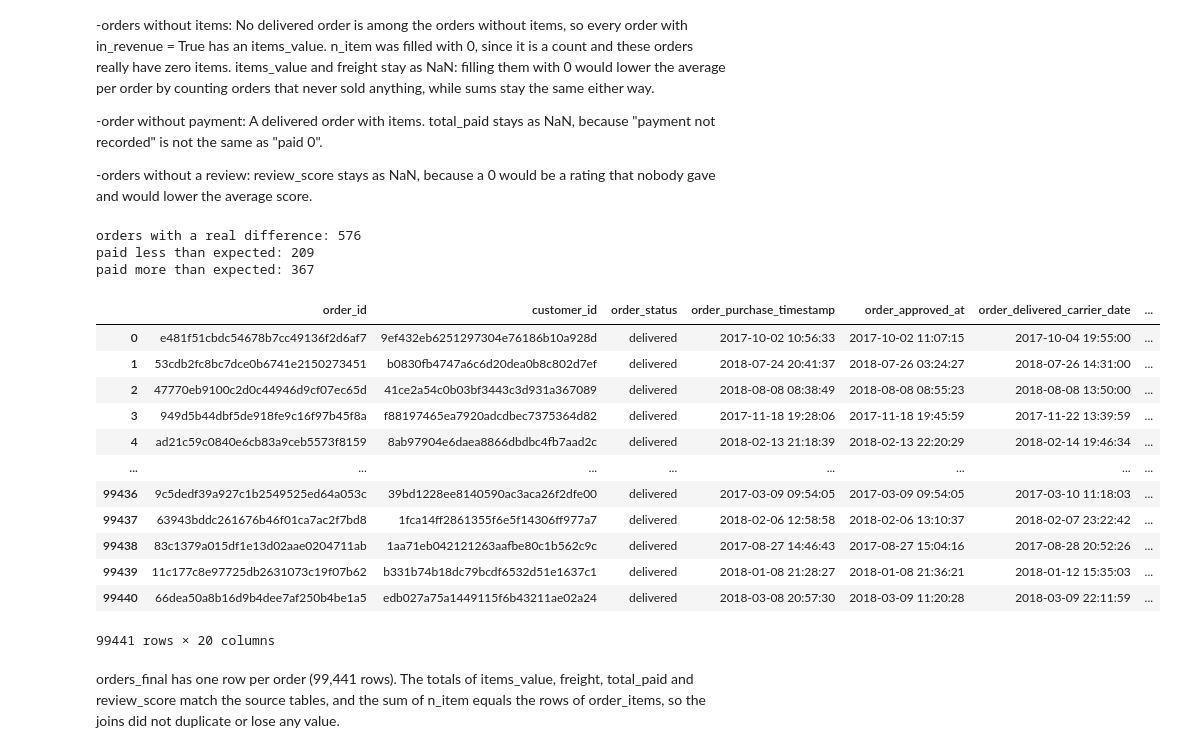
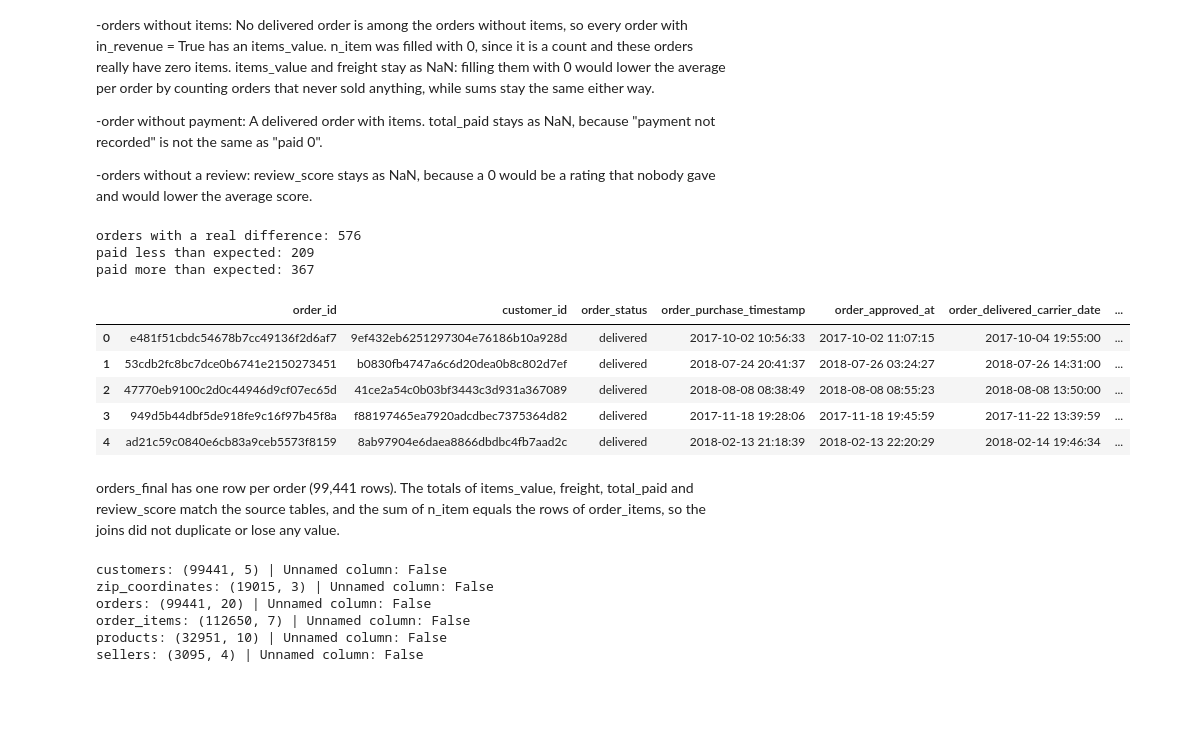
Before and after one commit to marin2808/project-olist, a Jupyter notebook: notebooks/02_limpeza.ipynb, the cells around one changed output. Saved outputs shown, nothing was run; the diff lists cells and outputs as text; code cells hidden in the pictures; blank space fills up the shorter version.

```diff
--- a/notebooks/02_limpeza.ipynb
+++ b/notebooks/02_limpeza.ipynb
@@ -201,9 +201,9 @@ Name: count, dtype: int64
 # %% [markdown]
 All statuses make sense with a null order_delivered_carrier_date, except for delivered (2 orders): an order that was delivered must have been handed over to the carrier. We can also see that only 75 canceled orders (625 − 550) reached the carrier before being canceled.
 # %%
-order_review = dados["order_reviews"]
+order_reviews = dados["order_reviews"]
 
-print(order_review.isna().sum())
+print(order_reviews.isna().sum())
 # %% [output]
 review_id                      0
 order_id                       0
@@ -328,12 +321,12 @@ order_review[order_review["order_id"] == "c88b1d1b157a9999ce368f218a407141"]
 | 82525 | 202b5f44d09cd3cfc0d6bd12f01b044c | c88b1d1b157a9999ce368f218a407141 | 5 | NaN | NaN | 2017-07-22 | ... |
 | 89360 | fb96ea2ef8cce1c888f4d45c8e22b793 | c88b1d1b157a9999ce368f218a407141 | 5 | NaN | NaN | 2017-07-21 | ... |
 # %%
-sorted_reviews = order_review.sort_values("review_answer_timestamp", kind="stable")
+sorted_reviews = order_reviews.sort_values("review_answer_timestamp", kind="stable")
 reviews_clean = sorted_reviews.drop_duplicates(subset= "order_id", keep = "last")
 
-print(f"before: {order_review.shape} | after: {reviews_clean.shape}")
+print(f"before: {order_reviews.shape} | after: {reviews_clean.shape}")
 print(f"unique order_id: {reviews_clean['order_id'].is_unique}")
-print(f"removed rows: {len(order_review) - len(reviews_clean)}")
+print(f"removed rows: {len(order_reviews) - len(reviews_clean)}")
 # %% [output]
 before: (99224, 7) | after: (98673, 7)
 unique order_id: True
@@ -561,36 +540,29 @@ These nulls did not exist in the original tables. They appear because some order
 # %%
 
 assert orders_final["order_id"].is_unique
 assert len(orders_final) == 99441
 assert orders_final["items_value"].sum() == order_items["price"].sum()
 assert orders_final["freight"].sum() == order_items["freight_value"].sum()
 assert orders_final["total_paid"].sum() == order_payments["payment_value"].sum()
 assert orders_final["review_score"].sum() == reviews_clean["review_score"].sum()
 assert orders_final["n_item"].sum() == len(order_items)
 
 diff = round(orders_final["items_value"] + orders_final["freight"] - orders_final["total_paid"],2)
 
 print(f"orders with a real difference: {(diff.abs() > 0).sum()}")
 print(f"paid less than expected: {(diff > 0).sum()}")
 print(f"paid more than expected: {(diff < 0).sum()}")
 
-orders_final
+orders_final.head()
 # %% [output]
 orders with a real difference: 576
 paid less than expected: 209
 paid more than expected: 367
 |  | order_id | customer_id | order_status | order_purchase_timestamp | order_approved_at | order_delivered_carrier_date | ... |
 | 0 | e481f51cbdc54678b7cc49136f2d6af7 | 9ef432eb6251297304e76186b10a928d | delivered | 2017-10-02 10:56:33 | 2017-10-02 11:07:15 | 2017-10-04 19:55:00 | ... |
 | 1 | 53cdb2fc8bc7dce0b6741e2150273451 | b0830fb4747a6c6d20dea0b8c802d7ef | delivered | 2018-07-24 20:41:37 | 2018-07-26 03:24:27 | 2018-07-26 14:31:00 | ... |
 | 2 | 47770eb9100c2d0c44946d9cf07ec65d | 41ce2a54c0b03bf3443c3d931a367089 | delivered | 2018-08-08 08:38:49 | 2018-08-08 08:55:23 | 2018-08-08 13:50:00 | ... |
 | 3 | 949d5b44dbf5de918fe9c16f97b45f8a | f88197465ea7920adcdbec7375364d82 | delivered | 2017-11-18 19:28:06 | 2017-11-18 19:45:59 | 2017-11-22 13:39:59 | ... |
 | 4 | ad21c59c0840e6cb83a9ceb5573f8159 | 8ab97904e6daea8866dbdbc4fb7aad2c | delivered | 2018-02-13 21:18:39 | 2018-02-13 22:20:29 | 2018-02-14 19:46:34 | ... |
-| ... | ... | ... | ... | ... | ... | ... | ... |
-| 99436 | 9c5dedf39a927c1b2549525ed64a053c | 39bd1228ee8140590ac3aca26f2dfe00 | delivered | 2017-03-09 09:54:05 | 2017-03-09 09:54:05 | 2017-03-10 11:18:03 | ... |
-| 99437 | 63943bddc261676b46f01ca7ac2f7bd8 | 1fca14ff2861355f6e5f14306ff977a7 | delivered | 2018-02-06 12:58:58 | 2018-02-06 13:10:37 | 2018-02-07 23:22:42 | ... |
-| 99438 | 83c1379a015df1e13d02aae0204711ab | 1aa71eb042121263aafbe80c1b562c9c | delivered | 2017-08-27 14:46:43 | 2017-08-27 15:04:16 | 2017-08-28 20:52:26 | ... |
-| 99439 | 11c177c8e97725db2631073c19f07b62 | b331b74b18dc79bcdf6532d51e1637c1 | delivered | 2018-01-08 21:28:27 | 2018-01-08 21:36:21 | 2018-01-12 15:35:03 | ... |
-| 99440 | 66dea50a8b16d9b4dee7af250b4be1a5 | edb027a75a1449115f6b43211ae02a24 | delivered | 2018-03-08 20:57:30 | 2018-03-09 11:20:28 | 2018-03-09 22:11:59 | ... |
-99441 rows × 20 columns
 # %% [markdown]
 orders_final has one row per order (99,441 rows). The totals of items_value, freight, total_paid and review_score match the source tables, and the sum of n_item equals the rows of order_items, so the joins did not duplicate or lose any value.
@@ -596,0 +580,24 @@ orders_final has one row per order (99,441 rows). The totals of items_value, fre
+# %%
+pasta_data = Path("../data/clean")
+
+ficheiros_novo = {
+    "customers": "customers.csv",
+    "zip_coordinates": "zip_coordinates.csv",
+    "orders": "orders.csv",
+    "order_items": "order_items.csv",
+    "products": "products.csv",
+    "sellers": "sellers.csv",
+}
+
+clean_data = {name: pd.read_csv(pasta_data / f) for name, f in ficheiros_novo.items()}
+
+for name, df in clean_data.items():
+    have_unnamed = df.columns.str.startswith("Unnamed").any()
+    print(f"{name}: {df.shape} | Unnamed column: {have_unnamed}")
+# %% [output]
+customers: (99441, 5) | Unnamed column: False
+zip_coordinates: (19015, 3) | Unnamed column: False
+orders: (99441, 20) | Unnamed column: False
+order_items: (112650, 7) | Unnamed column: False
+products: (32951, 10) | Unnamed column: False
+sellers: (3095, 4) | Unnamed column: False
```
Also changed, not shown: parts of 15 cells of this notebook, 6 other files.
